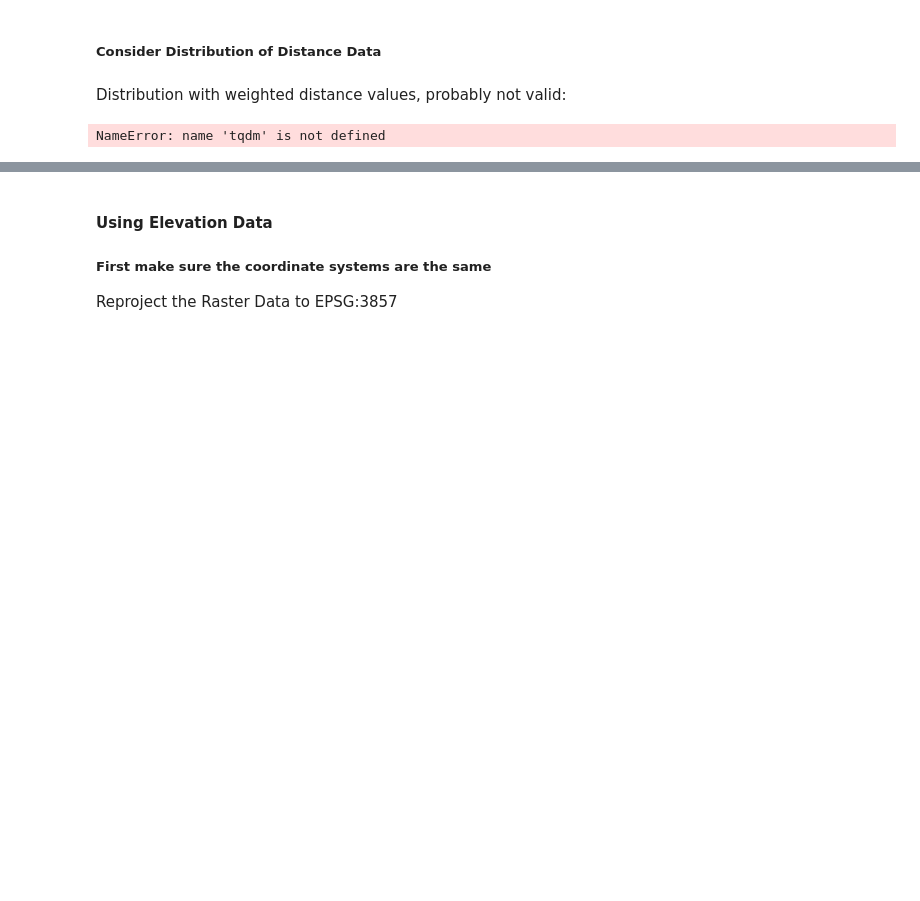
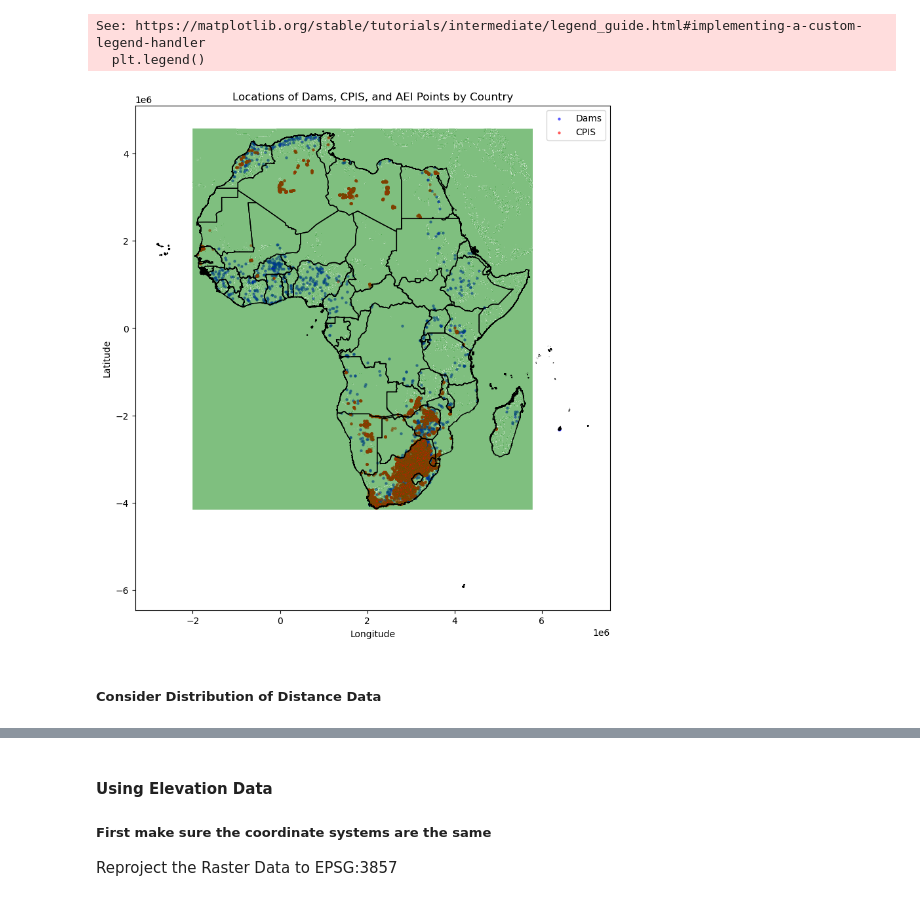
Before and after one commit to rellimylime/Africa_Irrigation, a Jupyter notebook: Code/1_analyze_data/4_Dams.ipynb, the cells around one changed output, grey strips where cells are left out. Saved outputs shown, nothing was run; the diff lists cells and outputs as text; code cells hidden in the pictures; blank space fills up the shorter version.

```diff
--- a/Code/1_analyze_data/4_Dams.ipynb
+++ b/Code/1_analyze_data/4_Dams.ipynb
@@ -159,2 +394,27 @@ for threshold in thresholds:
+# %%
+# Plot dams, CPIS, and AEI points
+fig, ax = plt.subplots(figsize=(15, 10))
+
+# Plot country boundaries
+gdf_countries_reproj.boundary.plot(ax=ax, linewidth=1, color='black')
+
+# Plot dams
+gdf_dams_joined.plot(ax=ax, markersize=5, color='blue', alpha=0.5, label='Dams')
+
+# Plot CPIS
+gdf_cpis_joined.centroid.plot(ax=ax, markersize=5, color='red', alpha=0.5, label='CPIS')
+
+# Plot AEI points
+gdf_AEI_joined.plot(ax=ax, markersize=5, color='green', alpha=0.5, label='AEI')
+
+plt.legend()
+plt.title('Locations of Dams, CPIS, and AEI Points by Country')
+plt.xlabel('Longitude')
+plt.ylabel('Latitude')
+plt.show()
+# %% [output]
+See: https://matplotlib.org/stable/tutorials/intermediate/legend_guide.html#implementing-a-custom-legend-handler
+  plt.legend()
+[figure, added]
 # %% [markdown]
 ##### Consider Distribution of Distance Data
@@ -184,26 +420,0 @@ plt.show()
-# %% [markdown]
-Distribution with weighted distance values, probably not valid:
-# %%
-# Calculate distances and accumulate weighted sums for cropland
-cropland_weighted_distances = []
-for i, (point, value) in tqdm(enumerate(zip(coordinates, cropland_values)), total=len(coordinates)):
-    distance = nearest_dam_distance(point, gdf_dams)
-    if value > 0:  # Ensure that we only include cropland pixels that are effectively cropland
-        cropland_weighted_distances.append(distance * value)
-
-# Plotting
-plt.figure(figsize=(12, 6))
-
-# Plot histogram of CPIS distances
-sns.histplot(gdf_cpis['nearest_dam_distance'], color="red", label='CPIS Distances', kde=True, stat="density", bins=30)
-
-# Plot histogram of Cropland distances
-sns.histplot(cropland_weighted_distances, color="blue", label='Cropland Distances', kde=True, stat="density", bins=30)
-
-plt.title('Distribution of Distances to Nearest Dams')
-plt.xlabel('Distance to Nearest Dam (meters)')
-plt.ylabel('Density')
-plt.legend()
-plt.show()
-# %% [output]
-NameError: name 'tqdm' is not defined
```
Also changed, not shown: parts of 28 cells of this notebook, 3 other files.
